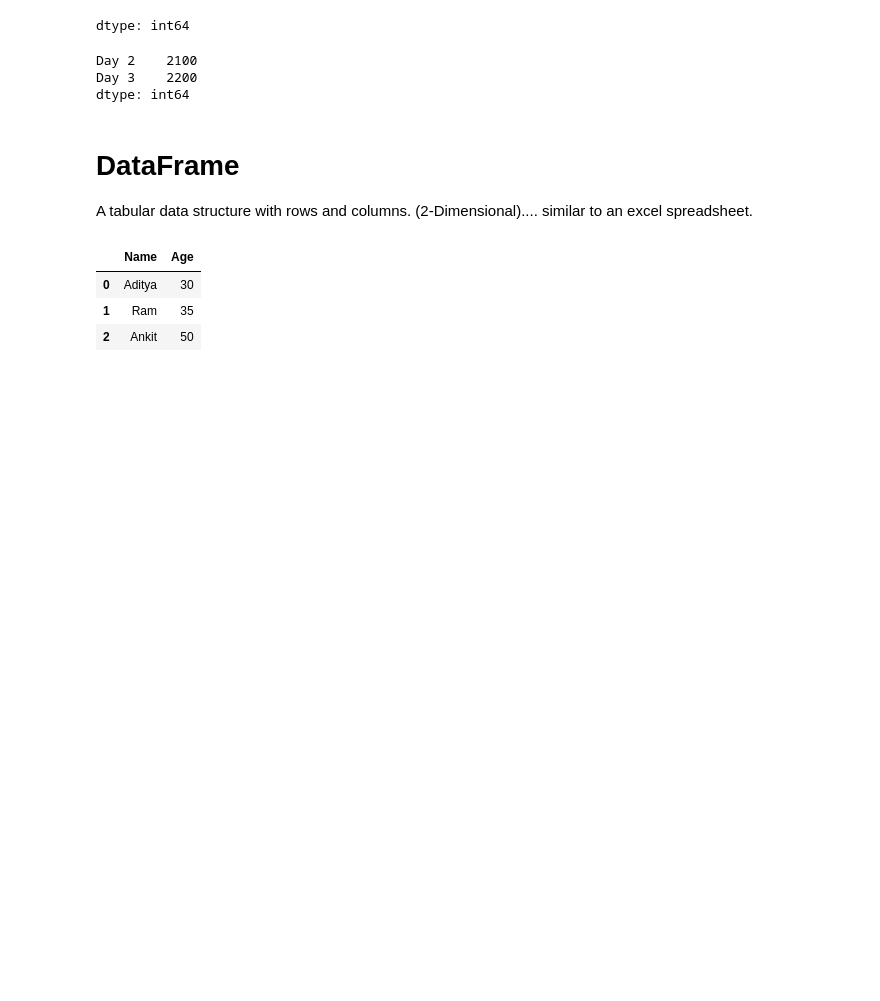
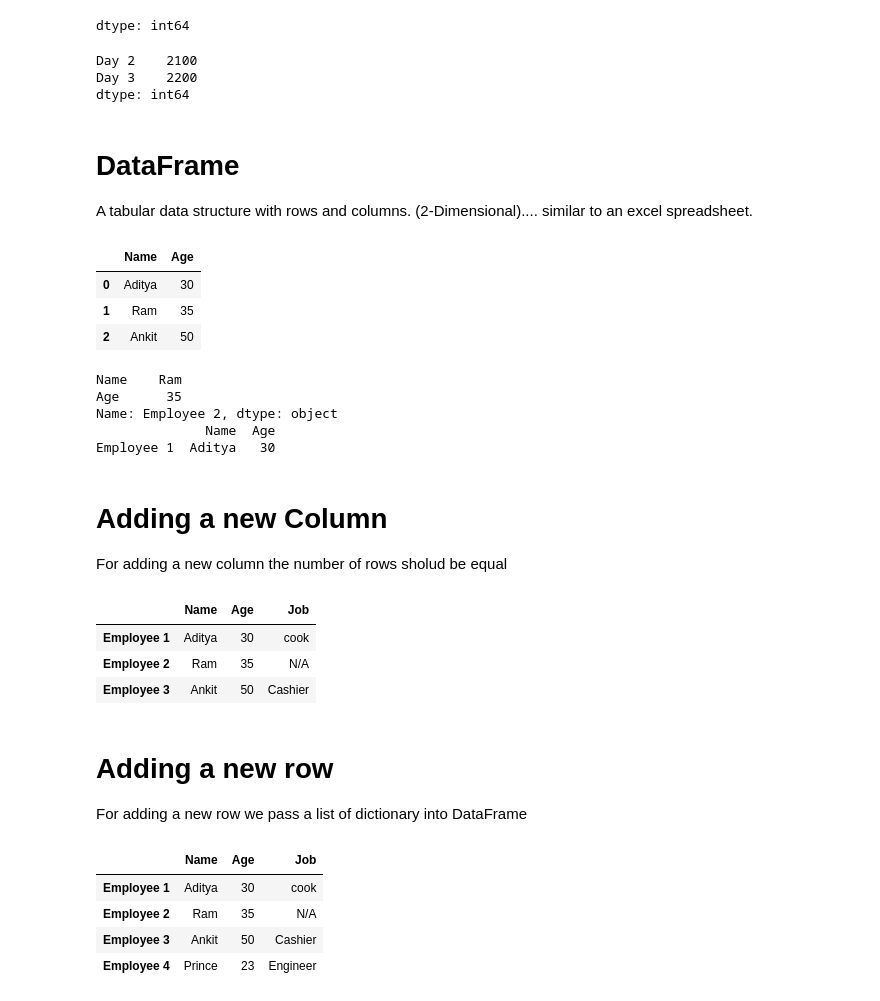
Before and after one commit to a4-adityaa/Data-Science-Fundamentals, a Jupyter notebook: Pandas.ipynb, the cells around one changed output. Saved outputs shown, nothing was run; the diff lists cells and outputs as text; code cells hidden in the pictures; blank space fills up the shorter version.

```diff
--- a/Pandas.ipynb
+++ b/Pandas.ipynb
@@ -105,3 +105,39 @@ df
 | 0 | Aditya | 30 |
 | 1 | Ram | 35 |
 | 2 | Ankit | 50 |
+# %%
+df = pd.DataFrame(data, index=["Employee 1","Employee 2","Employee 3"])
+# we can aslo access data using `loc[]` keyword
+
+print(df.loc["Employee 2"])
+print(df.loc[["Employee 1"]])
+# %% [output]
+Name    Ram
+Age      35
+Name: Employee 2, dtype: object
+              Name  Age
+Employee 1  Aditya   30
+# %% [markdown]
+# Adding a new Column
+For adding a new column the number of rows sholud be equal
+# %%
+df["Job"] = ["cook","N/A","Cashier"]
+df
+# %% [output]
+|  | Name | Age | Job |
+| Employee 1 | Aditya | 30 | cook |
+| Employee 2 | Ram | 35 | N/A |
+| Employee 3 | Ankit | 50 | Cashier |
+# %% [markdown]
+# Adding a new row
+For adding a new row we pass a list of dictionary into DataFrame
+# %%
+new_row= pd.DataFrame([{"Name": "Prince", "Age": 23, "Job":"Engineer"}], index=["Employee 4"])
+df = pd.concat([df, new_row])
+df
+# %% [output]
+|  | Name | Age | Job |
+| Employee 1 | Aditya | 30 | cook |
+| Employee 2 | Ram | 35 | N/A |
+| Employee 3 | Ankit | 50 | Cashier |
+| Employee 4 | Prince | 23 | Engineer |
```
Also changed, not shown: parts of 4 cells of this notebook.
